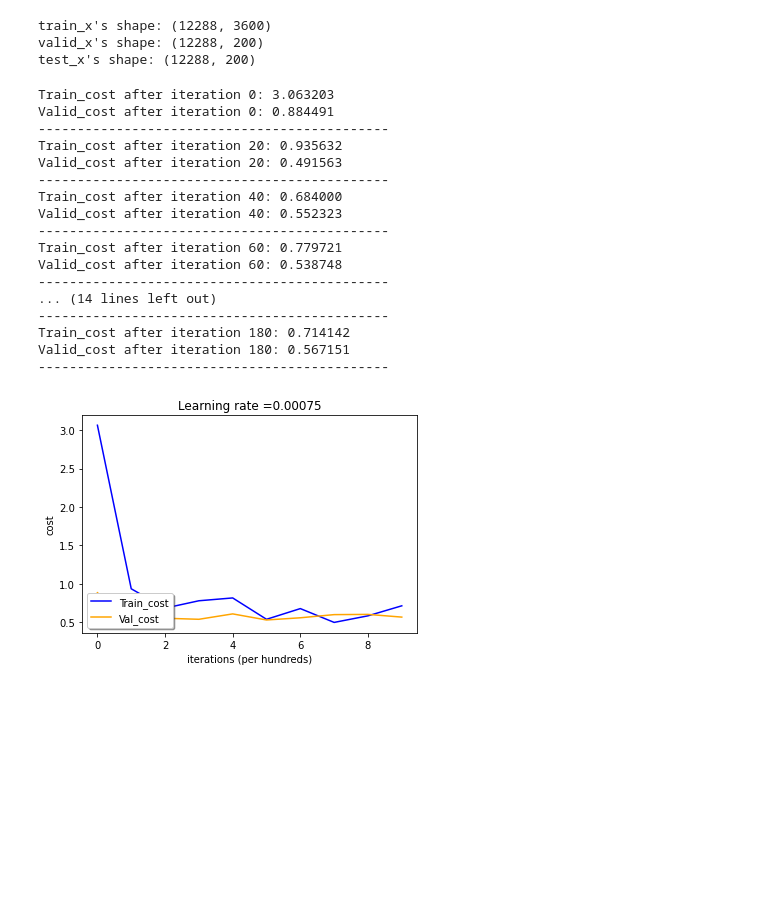
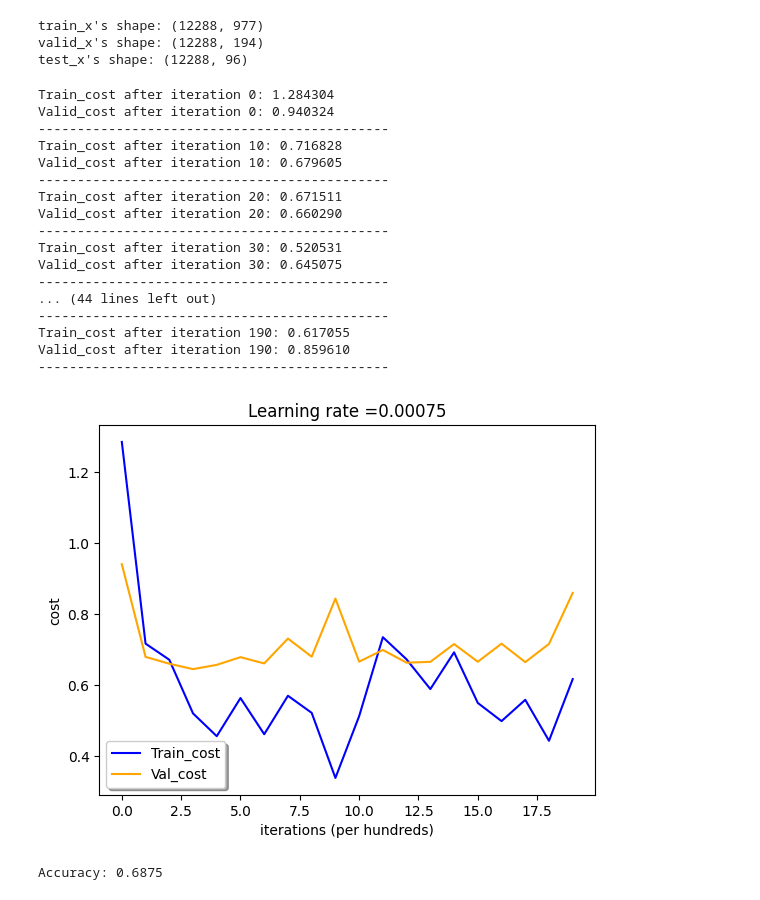
Before and after one commit to qkhanh711/DeepLearning_MidTerm, a Jupyter notebook: MidTerm/MidTerm/Mid_term.ipynb, the cells around one changed output. Cells and saved outputs as stored; diff of their text form; code cells hidden in the pictures; blank space fills up the shorter version.

```diff
--- a/MidTerm/MidTerm/Mid_term.ipynb
+++ b/MidTerm/MidTerm/Mid_term.ipynb
@@ -5,7 +5,7 @@ from utils_Optimizer import *
 import seaborn as sn
 import numpy as np
 # %%
-root = r"C:\Users\User\Documents\Ky_4\Deep Learning\Mid_term\Dataset"
+root = r"data/CarTruck/"
 train_x_orig, train_y = load_data(root=root, set_type="Train")
 valid_x_orig, valid_y = load_data(root=root, set_type="Valid")
 test_x_orig, test_y = load_data(root=root, set_type="Test")
@@ -36,19 +36,19 @@ print ("train_x's shape: " + str(train_x.shape))
 print ("valid_x's shape: " + str(valid_x.shape))
 print ("test_x's shape: " + str(test_x.shape))
 # %% [output]
-train_x's shape: (12288, 3600)
-valid_x's shape: (12288, 200)
-test_x's shape: (12288, 200)
+train_x's shape: (12288, 977)
+valid_x's shape: (12288, 194)
+test_x's shape: (12288, 96)
 # %%
-layers_dims = [train_x.shape[0], 256, 64, 32, 8, 1]
-keep_probs = [0.7, 0.8, 0.85, 0.85, 0.9]
+layers_dims = [train_x.shape[0], 128, 32, 8, 1]
+keep_probs = [0.7, 0.8, 0.87, 0.9]
 # %%
 def L_layer_model(X_train, Y_train, X_valid, Y_valid,
                   layers_dims,
                   lambd=0.7,
                   drop_out=True,
                   keep_probs=keep_probs,
-                  learning_rate = 0.00075,
+                  learning_rate = 0.0075,
                   mini_batch_size=128,
                   beta=0.9, beta1=0.9, beta2=0.999, epsilon=1e-8,
                   num_iterations = 3000,
@@ -76,7 +76,7 @@ def L_layer_model(X_train, Y_train, X_valid, Y_valid,
 
             grads = L_model_backward(AL_train, minibatch_Y, caches, lambd, drop_out=drop_out)
 
-            t = t + 1 # Adam counter
+            t = t + 1
             parameters, v, s = update_parameters_with_adam(parameters,
                                                            grads,
                                                            v, s,
@@ -84,11 +84,11 @@ def L_layer_model(X_train, Y_train, X_valid, Y_valid,
                                                            learning_rate,
                                                            beta1, beta2, epsilon)
 
-        if print_cost and i % 20 == 0:
+        if print_cost and i % 10 == 0:
             print("Train_cost after iteration %i: %f" %(i, cost_train))
             print("Valid_cost after iteration %i: %f" %(i, cost_valid))
             print("---------------------------------------------")
-        if print_cost and i % 20 == 0:
+        if print_cost and i % 10 == 0:
             costs_train.append(cost_train)
             costs_valid.append(cost_valid)
 
@@ -104,27 +104,24 @@ def L_layer_model(X_train, Y_train, X_valid, Y_valid,
 # %%
 parameters = L_layer_model(train_x, train_y, valid_x, valid_y,
                            layers_dims,
-                           lambd=0.5,
-                           drop_out=True,
-                           keep_probs=keep_probs,
                            num_iterations = 200,
                            print_cost = True)
 # %% [output]
-Train_cost after iteration 0: 3.063203
-Valid_cost after iteration 0: 0.884491
+Train_cost after iteration 0: 1.284304
+Valid_cost after iteration 0: 0.940324
 ---------------------------------------------
-Train_cost after iteration 20: 0.935632
-Valid_cost after iteration 20: 0.491563
+Train_cost after iteration 10: 0.716828
+Valid_cost after iteration 10: 0.679605
 ---------------------------------------------
-Train_cost after iteration 40: 0.684000
-Valid_cost after iteration 40: 0.552323
+Train_cost after iteration 20: 0.671511
+Valid_cost after iteration 20: 0.660290
 ---------------------------------------------
-Train_cost after iteration 60: 0.779721
-Valid_cost after iteration 60: 0.538748
+Train_cost after iteration 30: 0.520531
+Valid_cost after iteration 30: 0.645075
 ---------------------------------------------
-... (14 lines left out)
+... (44 lines left out)
 ---------------------------------------------
-Train_cost after iteration 180: 0.714142
-Valid_cost after iteration 180: 0.567151
+Train_cost after iteration 190: 0.617055
+Valid_cost after iteration 190: 0.859610
 ---------------------------------------------
-[figure, old version]
+[figure, new version]
@@ -145,5 +128,7 @@ def predict_test(X, y, parameters):
 # %%
-y_pred = predict_test(test_x, test_y, parameters)
+y_pred = predict(test_x, test_y, parameters)
+# %% [output]
+Accuracy: 0.6875
 # %%
 class evaluate():
     def __init__(self, predict, real):
```
Also changed, not shown: parts of 7 cells of this notebook.
